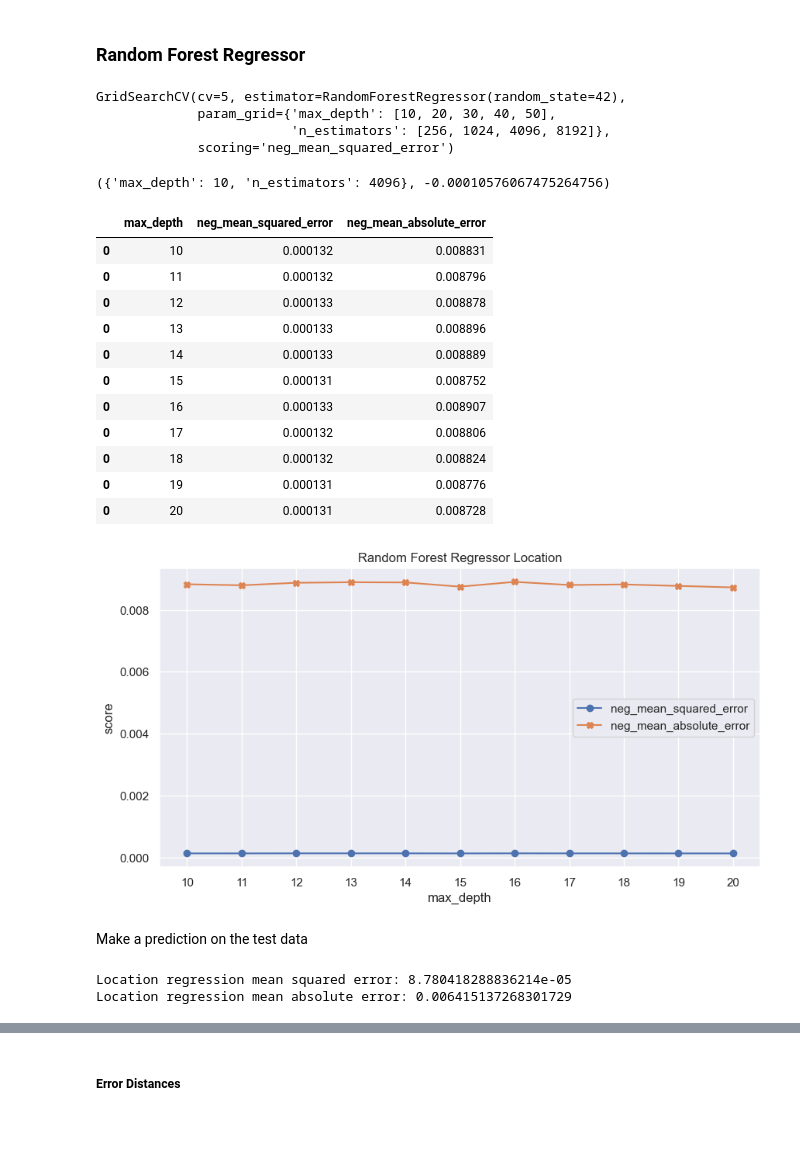
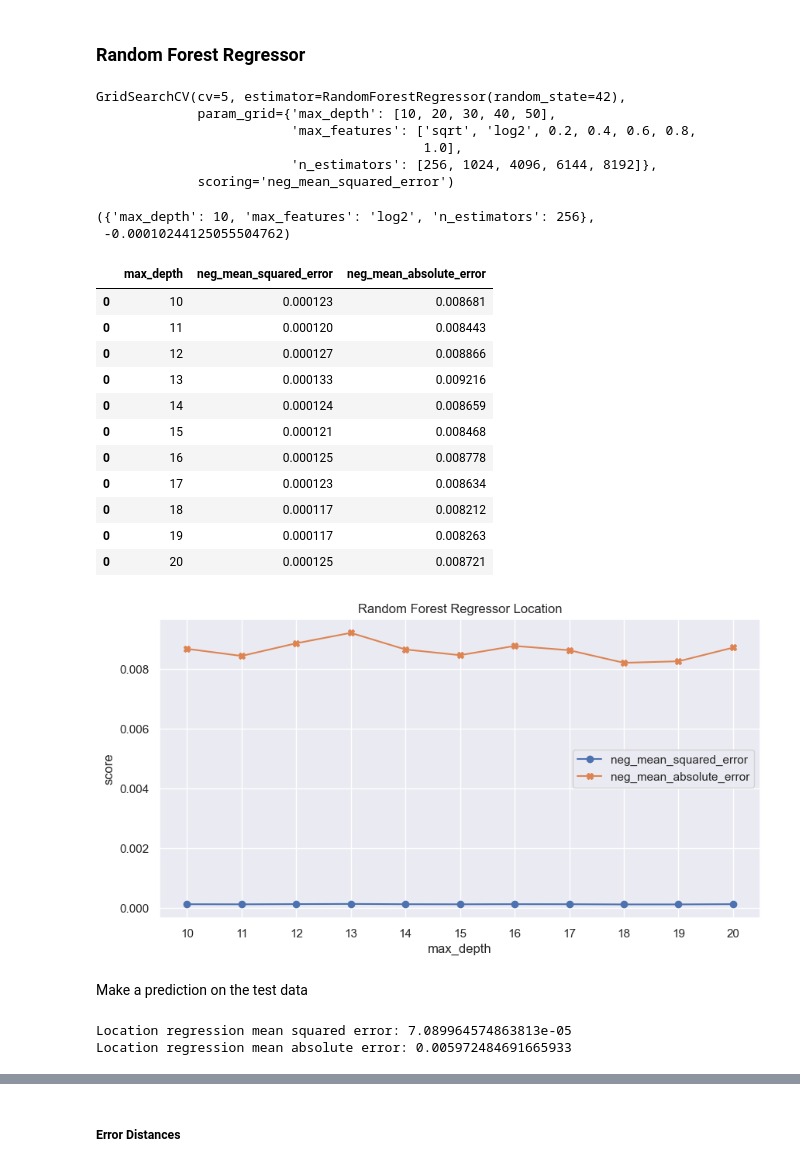
Before and after one commit to JiaqinKang/Crime-Prediction-using-Machine-Learning-Algorithms, a Jupyter notebook: Crime_prediction.ipynb, the cells around one changed output, grey strips where cells are left out. Saved outputs shown, nothing was run; the diff lists cells and outputs as text; code cells hidden in the pictures; blank space fills up the shorter version.

```diff
--- a/Crime_prediction.ipynb
+++ b/Crime_prediction.ipynb
@@ -465,14 +506,15 @@ x_test = scaler.transform(x_test) # only transform
 # %% [markdown]
 ### Random Forest Regressor
 # %%
-from sklearn.ensemble import RandomForestClassifier, RandomForestRegressor
+from sklearn.ensemble import RandomForestRegressor
 from sklearn.metrics import mean_squared_error, mean_absolute_error
 from sklearn.model_selection import GridSearchCV
 
 # Define the parameter grid to search over
 param_grid = {
-    'n_estimators': [256, 1024, 4096,8192],
+    'n_estimators': [ 256, 1024, 4096,6144,8192],
     'max_depth': [10, 20, 30, 40, 50],
+    'max_features': ['sqrt','log2',0.2, 0.4, 0.6, 0.8,1.0]
 }
 # %%
 # Create the Random Forest Regressor object
@@ -491,48 +533,52 @@ grid_search.fit(x_train, y_train_location)
 # %% [output]
 GridSearchCV(cv=5, estimator=RandomForestRegressor(random_state=42),
              param_grid={'max_depth': [10, 20, 30, 40, 50],
-                         'n_estimators': [256, 1024, 4096, 8192]},
+                         'max_features': ['sqrt', 'log2', 0.2, 0.4, 0.6, 0.8,
+                                          1.0],
+                         'n_estimators': [256, 1024, 4096, 6144, 8192]},
              scoring='neg_mean_squared_error')
 # %%
 # get the best parameters and best score
 grid_search.best_params_, grid_search.best_score_
 # %% [output]
-({'max_depth': 10, 'n_estimators': 4096}, -0.00010576067475264756)
+({'max_depth': 10, 'max_features': 'log2', 'n_estimators': 256},
+ -0.00010244125055504762)
 # %%
-# 'max_depth': 10, 'n_estimators': 4096
+# ({'max_depth': 10, 'max_features': 'log2', 'n_estimators': 256},
 # create a check model to verify the accuracy of the model is true increase number of max_depth 10 to 20
 rf_location_check_result = pd.DataFrame(columns=['max_depth', 'neg_mean_squared_error','neg_mean_absolute_error' ])
 for i in range(10, 21):
     rf_check = RandomForestRegressor(max_depth=i,
-                                     n_estimators=4096,
-                                     random_state=42
+                                     n_estimators=256,
+                                     max_features='log2',
+                                     random_state=42,
                                     )
     rf_check.fit(x_train, y_train_location)
     y_pred_location_check = rf_check.predict(x_train_original)
 
     # calculate scores
     mse = mean_squared_error(y_train_location, y_pred_location_check)
     mae = mean_absolute_error(y_train_location, y_pred_location_check)
 
     # append the scores to the dataframe
     rf_location_check_result = pd.concat([rf_location_check_result, pd.DataFrame([[i, mse, mae]], columns=['max_depth',
                                                                                                            'neg_mean_squared_error',
                                                                                                            'neg_mean_absolute_error' ])], axis=0)
 
 rf_location_check_result
 # %% [output]
 |  | max_depth | neg_mean_squared_error | neg_mean_absolute_error |
-| 0 | 10 | 0.000132 | 0.008831 |
-| 0 | 11 | 0.000132 | 0.008796 |
-| 0 | 12 | 0.000133 | 0.008878 |
-| 0 | 13 | 0.000133 | 0.008896 |
-| 0 | 14 | 0.000133 | 0.008889 |
-| 0 | 15 | 0.000131 | 0.008752 |
-| 0 | 16 | 0.000133 | 0.008907 |
-| 0 | 17 | 0.000132 | 0.008806 |
-| 0 | 18 | 0.000132 | 0.008824 |
-| 0 | 19 | 0.000131 | 0.008776 |
-| 0 | 20 | 0.000131 | 0.008728 |
+| 0 | 10 | 0.000123 | 0.008681 |
+| 0 | 11 | 0.000120 | 0.008443 |
+| 0 | 12 | 0.000127 | 0.008866 |
+| 0 | 13 | 0.000133 | 0.009216 |
+| 0 | 14 | 0.000124 | 0.008659 |
+| 0 | 15 | 0.000121 | 0.008468 |
+| 0 | 16 | 0.000125 | 0.008778 |
+| 0 | 17 | 0.000123 | 0.008634 |
+| 0 | 18 | 0.000117 | 0.008212 |
+| 0 | 19 | 0.000117 | 0.008263 |
+| 0 | 20 | 0.000125 | 0.008721 |
 # %%
 # plot the result
 import matplotlib.pyplot as plt
@@ -546,7 +592,7 @@ plt.title('Random Forest Regressor Location')
 plt.xticks(range(10,21))
 plt.show()
 # %% [output]
-[figure, old version]
+[figure, new version]
 # %% [markdown]
 Make a prediction on the test data
 # %%
@@ -565,8 +611,8 @@ print(f"Location regression mean squared error: {regression_mse}")
 regression_mae = mean_absolute_error(y_test_location, rf_y_test_location)
 print(f"Location regression mean absolute error: {regression_mae}")
 # %% [output]
-Location regression mean squared error: 8.780418288836214e-05
-Location regression mean absolute error: 0.006415137268301729
+Location regression mean squared error: 7.089964574863813e-05
+Location regression mean absolute error: 0.005972484691665933
 # %%
 # Scatter plot 2d
 plt.figure(figsize=(20,10)) # set the size of the figure
```
Also changed, not shown: parts of 36 cells of this notebook.
